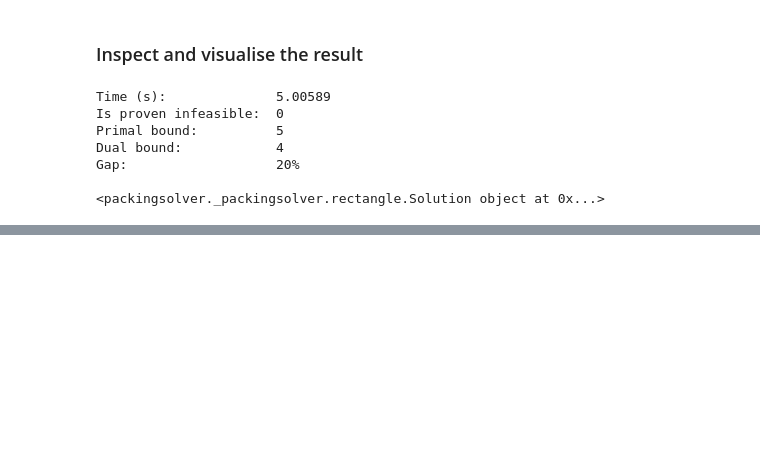
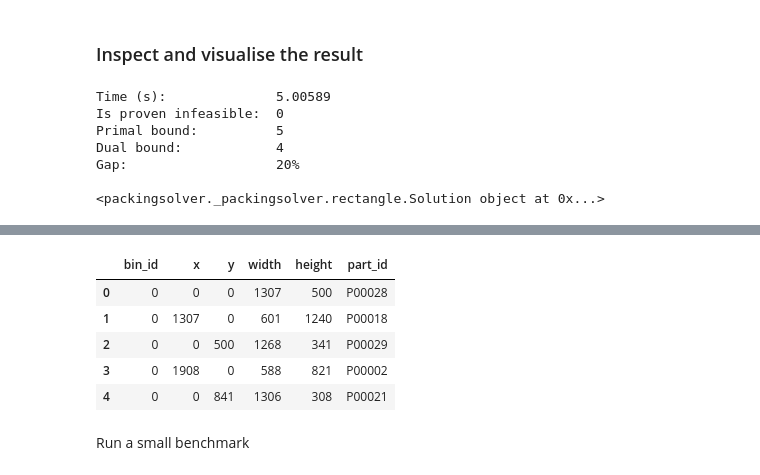
Before and after one commit to ivetsem/2D-Optimisation-in-Metals-Manufacturing, a Jupyter notebook: notebooks/03_packingsolver_exploration.ipynb, the cells around one changed output, grey strips where cells are left out. Saved outputs shown, nothing was run; the diff lists cells and outputs as text; code cells hidden in the pictures; blank space fills up the shorter version.

```diff
--- a/notebooks/03_packingsolver_exploration.ipynb
+++ b/notebooks/03_packingsolver_exploration.ipynb
@@ -115,0 +348,18 @@ psr.visualize(output.solution).show()
+# %%
+from cutting_benchmark.solvers.packingsolver_adapter import (
+    run_pack as run_packingsolver,
+)
+
+result = run_packingsolver(
+    parts=dataset["parts"],
+    sheet_size=dataset["sheet_size"],
+    rotation=True,
+    time_limit=5,
+    return_layout=True,
+)
+
+display(pd.Series({
+    key: value
+    for key, value in result.items()
+    if key not in {"placements", "used_sheets"}
+}))
@@ -115,0 +401,23 @@ psr.visualize(output.solution).show()
+# %%
+display(
+    pd.DataFrame(
+        result["placements"],
+        columns=[
+            "bin_id",
+            "x",
+            "y",
+            "width",
+            "height",
+            "part_id",
+        ],
+    ).head()
+)
+# %% [output]
+|  | bin_id | x | y | width | height | part_id |
+| 0 | 0 | 0 | 0 | 1307 | 500 | P00028 |
+| 1 | 0 | 1307 | 0 | 601 | 1240 | P00018 |
+| 2 | 0 | 0 | 500 | 1268 | 341 | P00029 |
+| 3 | 0 | 1908 | 0 | 588 | 821 | P00002 |
+| 4 | 0 | 0 | 841 | 1306 | 308 | P00021 |
+# %% [markdown]
+Run a small benchmark
```
Also changed, not shown: parts of 18 cells of this notebook, 5 other files.
